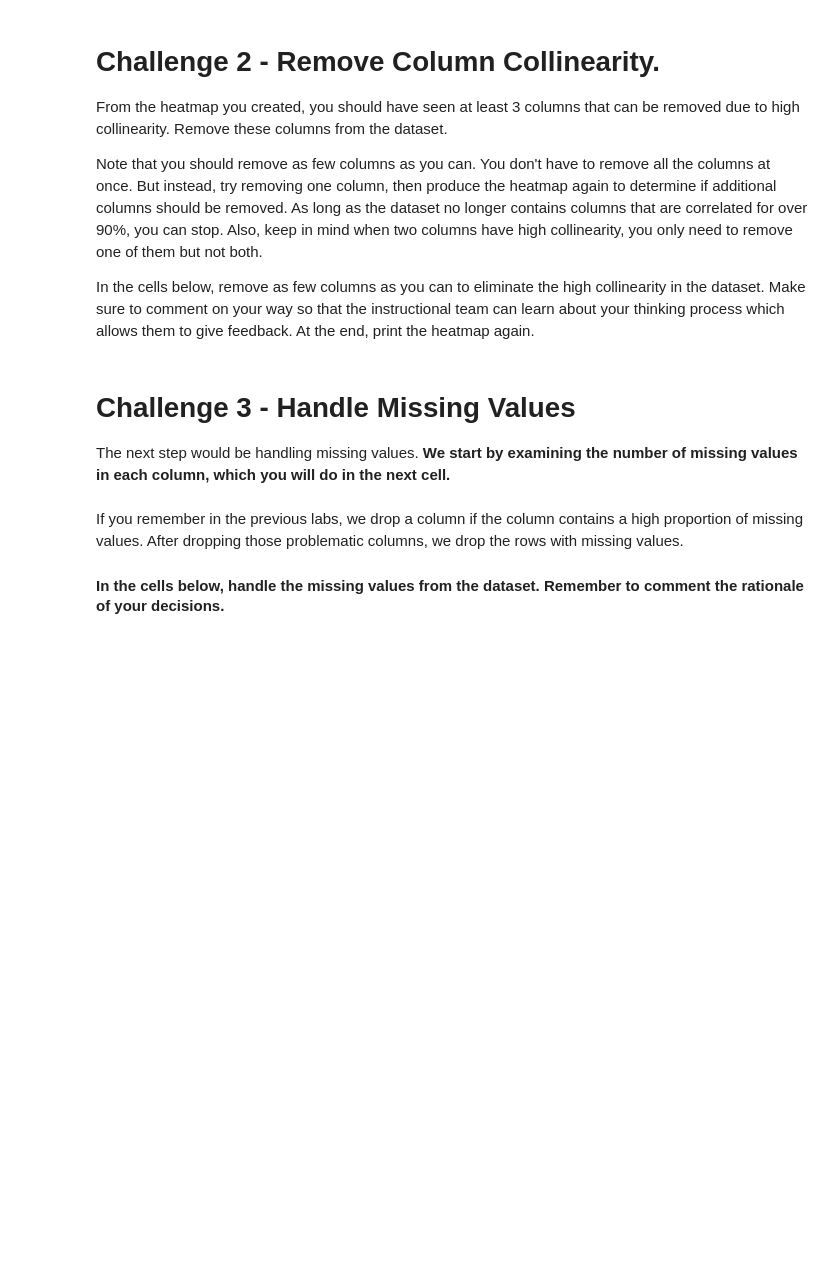
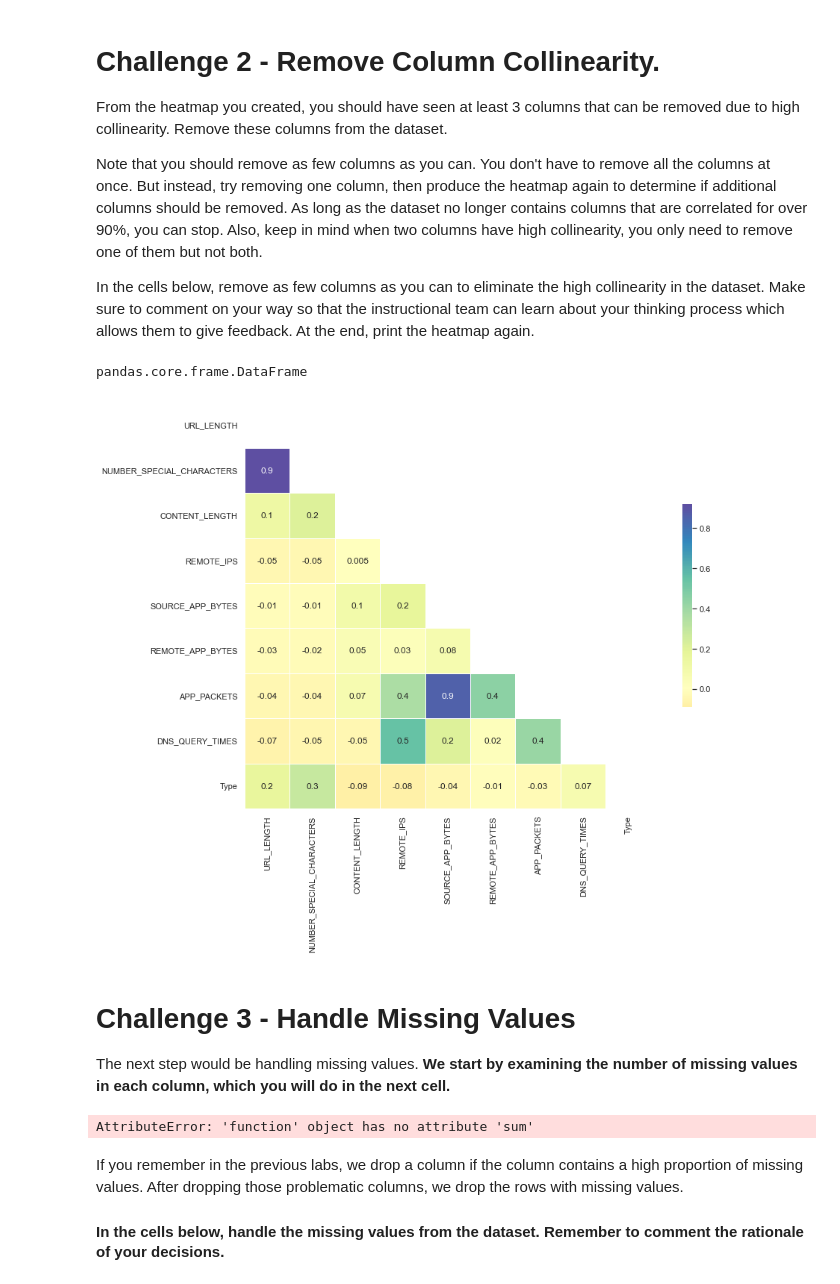
Before and after one commit to Ironhack-Data-Madrid-Mayo-2022/7.1-lab-supervised-learning, a Jupyter notebook: your-code/main.ipynb, the cells around one changed output. Saved outputs shown, nothing was run; the diff lists cells and outputs as text; code cells hidden in the pictures; blank space fills up the shorter version.

```diff
--- a/your-code/main.ipynb
+++ b/your-code/main.ipynb
@@ -90,5 +212,11 @@ From the heatmap you created, you should have seen at least 3 columns that can b
 Note that you should remove as few columns as you can. You don't have to remove all the columns at once. But instead, try removing one column, then produce the heatmap again to determine if additional columns should be removed. As long as the dataset no longer contains columns that are correlated for over 90%, you can stop. Also, keep in mind when two columns have high collinearity, you only need to remove one of them but not both.
 
 In the cells below, remove as few columns as you can to eliminate the high collinearity in the dataset. Make sure to comment on your way so that the instructional team can learn about your thinking process which allows them to give feedback. At the end, print the heatmap again.
+# %%
+# Your code here
+webs = websites.drop(['TCP_CONVERSATION_EXCHANGE','DIST_REMOTE_TCP_PORT', 'SOURCE_APP_PACKETS', 'REMOTE_APP_PACKETS', 'APP_BYTES'], axis=1)
 # %%
-# Your code here
+# Your comment here
+type(webs)
+# %% [output]
+pandas.core.frame.DataFrame
@@ -99,9 +223,35 @@ In the cells below, remove as few columns as you can to eliminate the high colli
+# %%
+# Print heatmap again
+# Your code here
+plt.figure(figsize=(15, 10))
+
+sns.set(style='white')
+
+mask=np.triu(np.ones_like(webs.corr(), dtype=bool))
+
+cmap=sns.diverging_palette(0, 10, as_cmap=True)
+
+
+sns.heatmap(webs.corr(),
+           mask=mask,
+          cmap='Spectral',
+          center=0,
+          square=True,
+          linewidths=0.5,
+          cbar_kws={'shrink': 0.5},
+           annot=True,
+           fmt='.1g');
+# %% [output]
+[figure, added]
 # %% [markdown]
 # Challenge 3 - Handle Missing Values
 
 The next step would be handling missing values. **We start by examining the number of missing values in each column, which you will do in the next cell.**
 # %%
 # Your code here
+nancols = webs.isna.sum()
+# %% [output]
+AttributeError: 'function' object has no attribute 'sum'
 # %% [markdown]
 If you remember in the previous labs, we drop a column if the column contains a high proportion of missing values. After dropping those problematic columns, we drop the rows with missing values.
 
```
Also changed, not shown: parts of 20 cells of this notebook.
